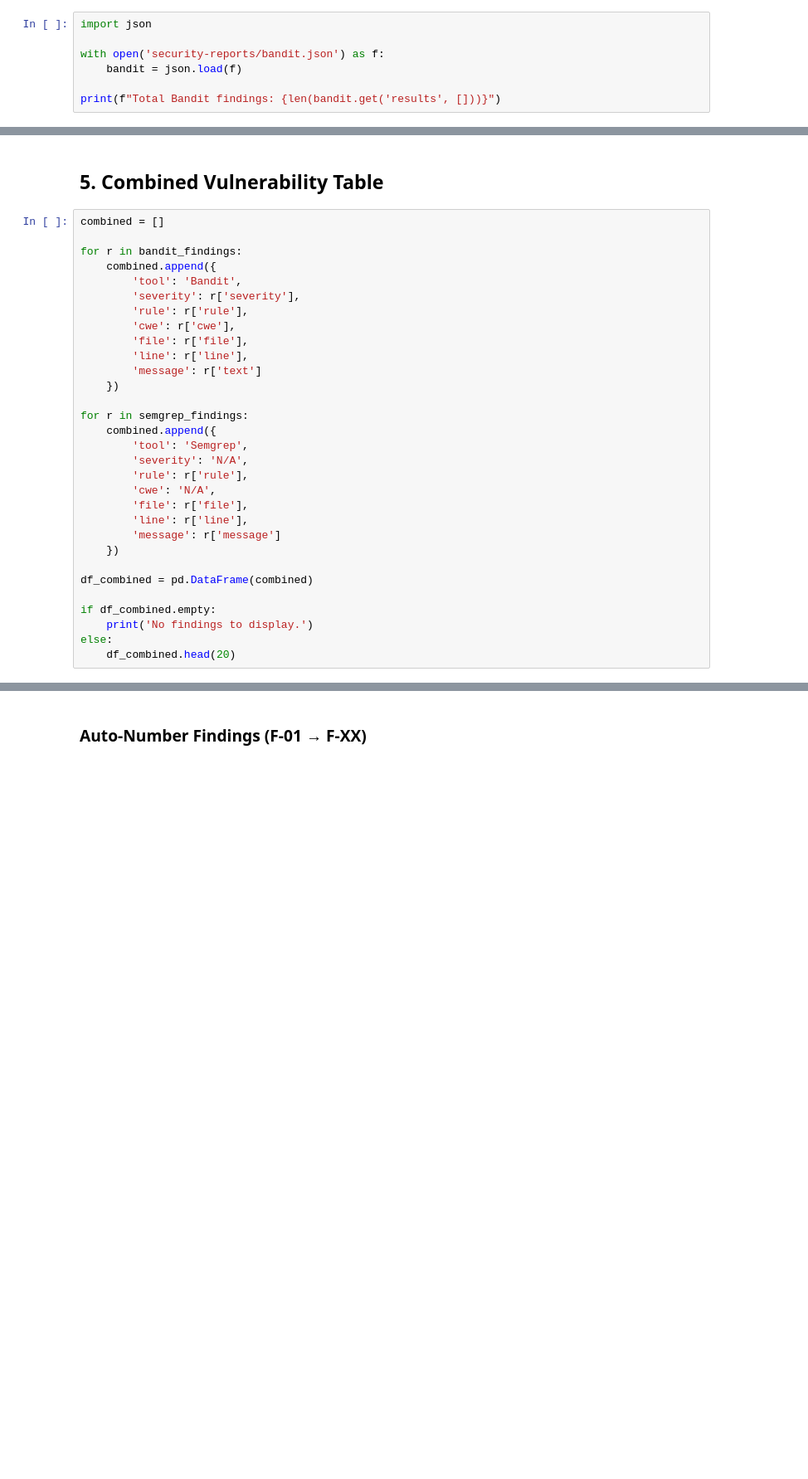
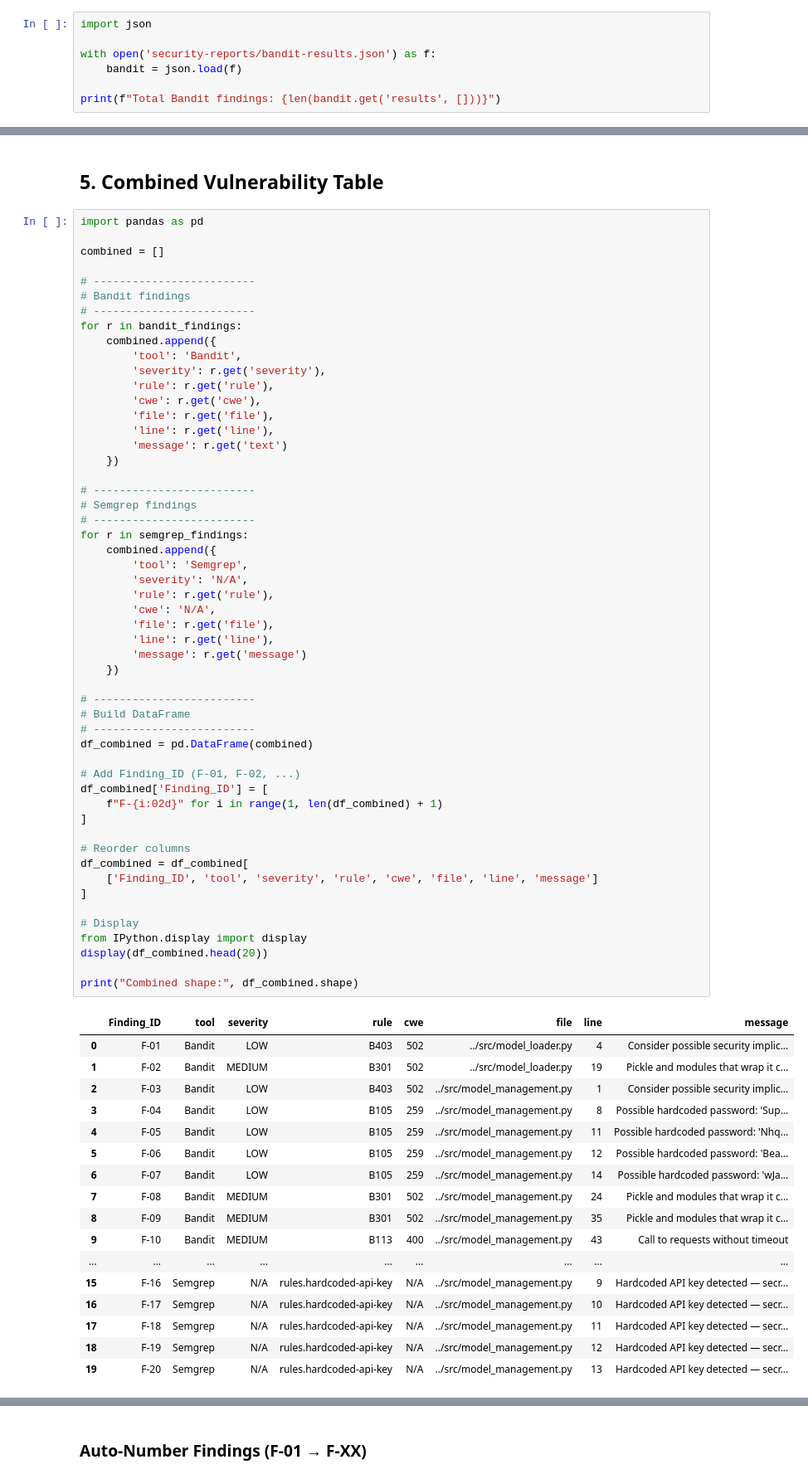
Before and after one commit to EMaurer71/Secure-AI-Code-and-Libraries-, a Jupyter notebook: Module 2 AI-Specific Code Vulnerabilities/Hands-On-Learning: Financial ML Model Security Audit/Notebooks/crypto_audit.ipynb, the cells around one changed output, grey strips where cells are left out. Shown at 83% size. Drawn from its saved outputs; the diff is of its cells as text; blank space fills up the shorter version.

```diff
--- a/Module 2 AI-Specific Code Vulnerabilities/Hands-On-Learning: Financial ML Model Security Audit/Notebooks/crypto_audit.ipynb
+++ b/Module 2 AI-Specific Code Vulnerabilities/Hands-On-Learning: Financial ML Model Security Audit/Notebooks/crypto_audit.ipynb
@@ -46,7 +67,7 @@ print('Bandit report saved.')
 # %%
 import json
 
-with open('security-reports/bandit.json') as f:
+with open('security-reports/bandit-results.json') as f:
     bandit = json.load(f)
 
 print(f"Total Bandit findings: {len(bandit.get('results', []))}")
@@ -119,33 +233,73 @@ else:
 # %% [markdown]
 ## 5. Combined Vulnerability Table
 # %%
+import pandas as pd
+
 combined = []
 
+# -------------------------
+# Bandit findings
+# -------------------------
 for r in bandit_findings:
     combined.append({
         'tool': 'Bandit',
-        'severity': r['severity'],
-        'rule': r['rule'],
-        'cwe': r['cwe'],
-        'file': r['file'],
-        'line': r['line'],
-        'message': r['text']
+        'severity': r.get('severity'),
+        'rule': r.get('rule'),
+        'cwe': r.get('cwe'),
+        'file': r.get('file'),
+        'line': r.get('line'),
+        'message': r.get('text')
     })
 
+# -------------------------
+# Semgrep findings
+# -------------------------
 for r in semgrep_findings:
     combined.append({
         'tool': 'Semgrep',
         'severity': 'N/A',
-        'rule': r['rule'],
+        'rule': r.get('rule'),
         'cwe': 'N/A',
-        'file': r['file'],
-        'line': r['line'],
-        'message': r['message']
+        'file': r.get('file'),
+        'line': r.get('line'),
+        'message': r.get('message')
     })
 
+# -------------------------
+# Build DataFrame
+# -------------------------
 df_combined = pd.DataFrame(combined)
 
-if df_combined.empty:
-    print('No findings to display.')
-else:
-    df_combined.head(20)
+# Add Finding_ID (F-01, F-02, ...)
+df_combined['Finding_ID'] = [
+    f"F-{i:02d}" for i in range(1, len(df_combined) + 1)
+]
+
+# Reorder columns
+df_combined = df_combined[
+    ['Finding_ID', 'tool', 'severity', 'rule', 'cwe', 'file', 'line', 'message']
+]
+
+# Display
+from IPython.display import display
+display(df_combined.head(20))
+
+print("Combined shape:", df_combined.shape)
+# %% [output]
+|  | Finding_ID | tool | severity | rule | cwe | file | line | message |
+| 0 | F-01 | Bandit | LOW | B403 | 502 | ../src/model_loader.py | 4 | Consider possible security implic... |
+| 1 | F-02 | Bandit | MEDIUM | B301 | 502 | ../src/model_loader.py | 19 | Pickle and modules that wrap it c... |
+| 2 | F-03 | Bandit | LOW | B403 | 502 | ../src/model_management.py | 1 | Consider possible security implic... |
+| 3 | F-04 | Bandit | LOW | B105 | 259 | ../src/model_management.py | 8 | Possible hardcoded password: 'Sup... |
+| 4 | F-05 | Bandit | LOW | B105 | 259 | ../src/model_management.py | 11 | Possible hardcoded password: 'Nhq... |
+| 5 | F-06 | Bandit | LOW | B105 | 259 | ../src/model_management.py | 12 | Possible hardcoded password: 'Bea... |
+| 6 | F-07 | Bandit | LOW | B105 | 259 | ../src/model_management.py | 14 | Possible hardcoded password: 'wJa... |
+| 7 | F-08 | Bandit | MEDIUM | B301 | 502 | ../src/model_management.py | 24 | Pickle and modules that wrap it c... |
+| 8 | F-09 | Bandit | MEDIUM | B301 | 502 | ../src/model_management.py | 35 | Pickle and modules that wrap it c... |
+| 9 | F-10 | Bandit | MEDIUM | B113 | 400 | ../src/model_management.py | 43 | Call to requests without timeout |
+| ... | ... | ... | ... | ... | ... | ... | ... | ... |
+| 15 | F-16 | Semgrep | N/A | rules.hardcoded-api-key | N/A | ../src/model_management.py | 9 | Hardcoded API key detected — secr... |
+| 16 | F-17 | Semgrep | N/A | rules.hardcoded-api-key | N/A | ../src/model_management.py | 10 | Hardcoded API key detected — secr... |
+| 17 | F-18 | Semgrep | N/A | rules.hardcoded-api-key | N/A | ../src/model_management.py | 11 | Hardcoded API key detected — secr... |
+| 18 | F-19 | Semgrep | N/A | rules.hardcoded-api-key | N/A | ../src/model_management.py | 12 | Hardcoded API key detected — secr... |
+| 19 | F-20 | Semgrep | N/A | rules.hardcoded-api-key | N/A | ../src/model_management.py | 13 | Hardcoded API key detected — secr... |
```
Also changed, not shown: parts of 16 cells of this notebook, 39 other files.
